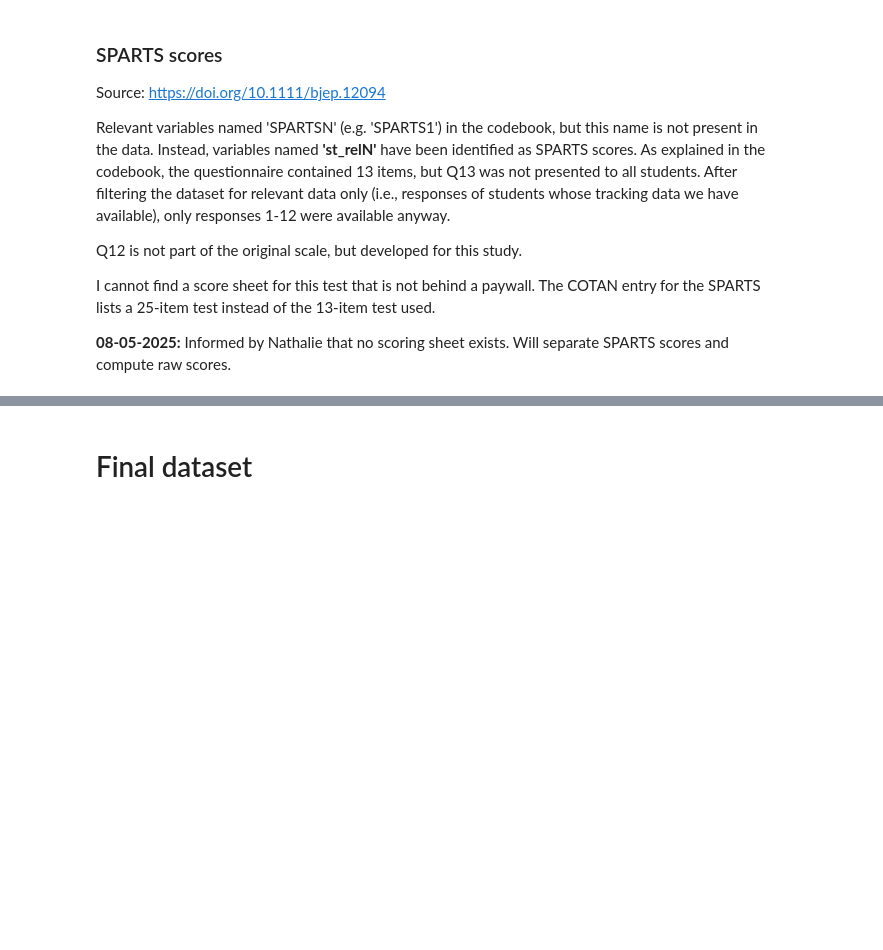
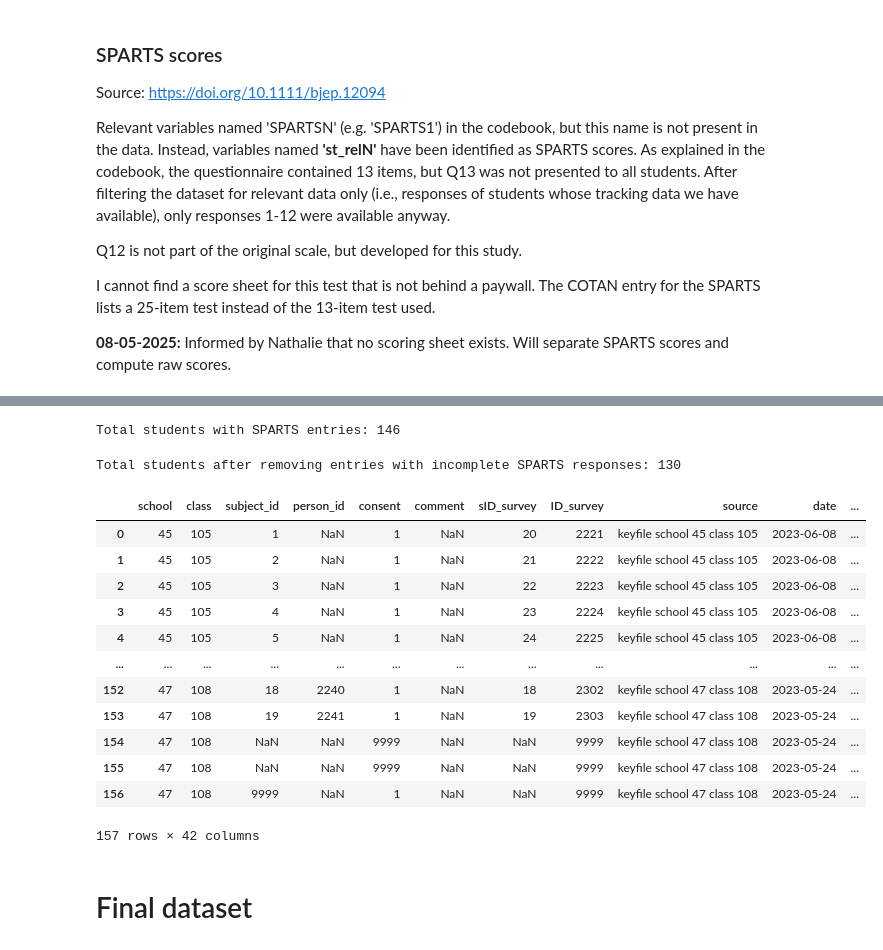
Before and after one commit to majaazdaja/dsp, a Jupyter notebook: notebooks/cleaning.ipynb, the cells around one changed output, grey strips where cells are left out. Cells and saved outputs as stored; diff of their text form; code cells hidden in the pictures; blank space fills up the shorter version.

Commit message:
added STRS scores

```diff
--- a/notebooks/cleaning.ipynb
+++ b/notebooks/cleaning.ipynb
@@ -987,0 +1123,16 @@ Example keyfile after merging SPARTS responses:
+# %%
+# Create the new dataframe with person_id and columns containing 'st_rel'
+sparts_cols = [col for col in students.columns if 'st_rel' in col]
+sparts_cols = sorted(set(sparts_cols), key = lambda x: int(x.replace('st_rel', '')))
+sparts = students[['person_id'] + sparts_cols].copy()
+print(f"Total students with SPARTS entries: {sparts['person_id'].nunique()}\n")
+# %% [output]
+Total students with SPARTS entries: 146
+# %%
+# Drop rows containing any NaNs in SPARTS scores
+sparts[sparts_cols] = sparts[sparts_cols].replace('nan', np.nan)
+sparts = sparts.dropna(subset=sparts_cols, how='any')
+sparts[sparts_cols] = sparts[sparts_cols].astype(float).astype(int)
+print(f"Total students after removing entries with incomplete SPARTS responses: {sparts['person_id'].nunique()}\n")
+# %% [output]
+Total students after removing entries with incomplete SPARTS responses: 130
@@ -988,3 +1189,19 @@ Example keyfile after merging SPARTS responses:
+# %%
+keyfiles
+# %% [output]
+|  | school | class | subject_id | person_id | consent | comment | sID_survey | ID_survey | source | date | ... |
+| 0 | 45 | 105 | 1 | NaN | 1 | NaN | 20 | 2221 | keyfile school 45 class 105 | 2023-06-08 | ... |
+| 1 | 45 | 105 | 2 | NaN | 1 | NaN | 21 | 2222 | keyfile school 45 class 105 | 2023-06-08 | ... |
+| 2 | 45 | 105 | 3 | NaN | 1 | NaN | 22 | 2223 | keyfile school 45 class 105 | 2023-06-08 | ... |
+| 3 | 45 | 105 | 4 | NaN | 1 | NaN | 23 | 2224 | keyfile school 45 class 105 | 2023-06-08 | ... |
+| 4 | 45 | 105 | 5 | NaN | 1 | NaN | 24 | 2225 | keyfile school 45 class 105 | 2023-06-08 | ... |
+| ... | ... | ... | ... | ... | ... | ... | ... | ... | ... | ... | ... |
+| 152 | 47 | 108 | 18 | 2240 | 1 | NaN | 18 | 2302 | keyfile school 47 class 108 | 2023-05-24 | ... |
+| 153 | 47 | 108 | 19 | 2241 | 1 | NaN | 19 | 2303 | keyfile school 47 class 108 | 2023-05-24 | ... |
+| 154 | 47 | 108 | NaN | NaN | 9999 | NaN | NaN | 9999 | keyfile school 47 class 108 | 2023-05-24 | ... |
+| 155 | 47 | 108 | NaN | NaN | 9999 | NaN | NaN | 9999 | keyfile school 47 class 108 | 2023-05-24 | ... |
+| 156 | 47 | 108 | 9999 | NaN | 1 | NaN | NaN | 9999 | keyfile school 47 class 108 | 2023-05-24 | ... |
+157 rows × 42 columns
 # %% [markdown]
 # Final dataset
 # %%
```
Also changed, not shown: parts of 18 cells of this notebook.
